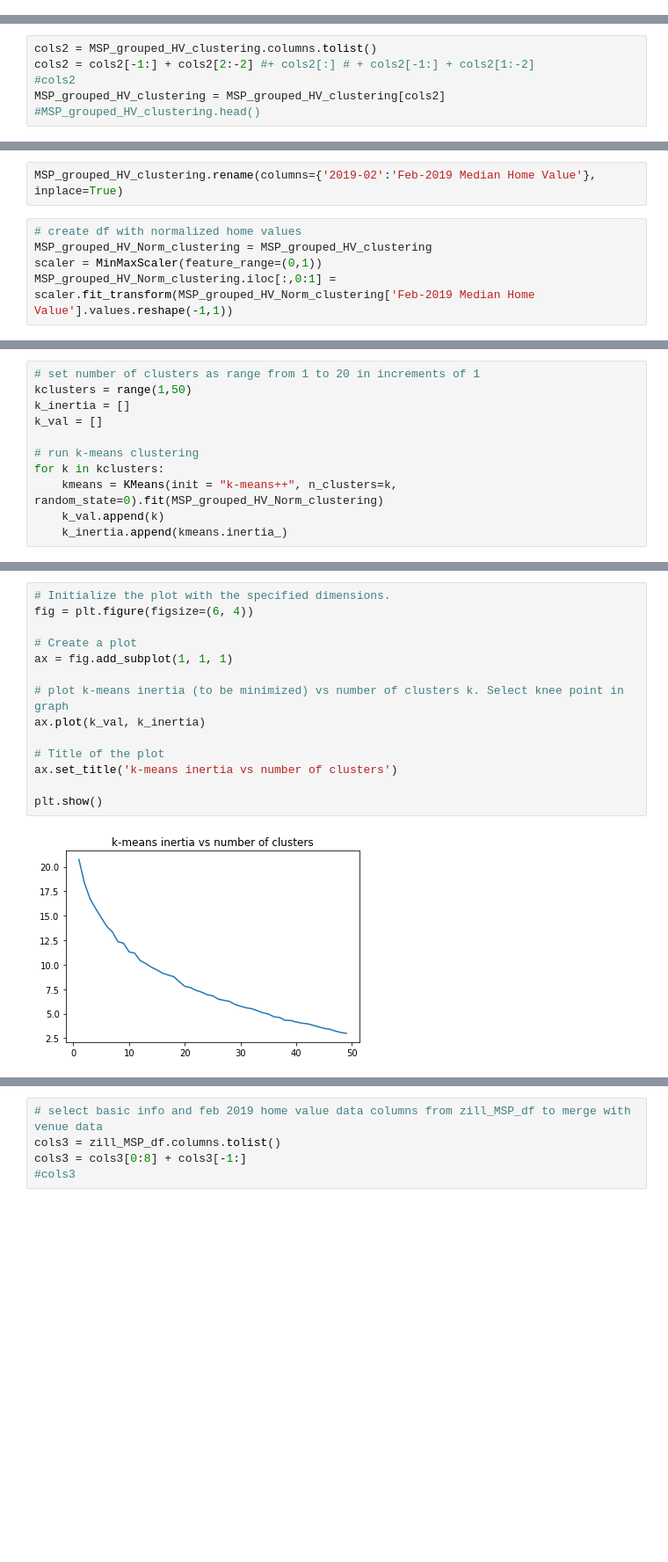
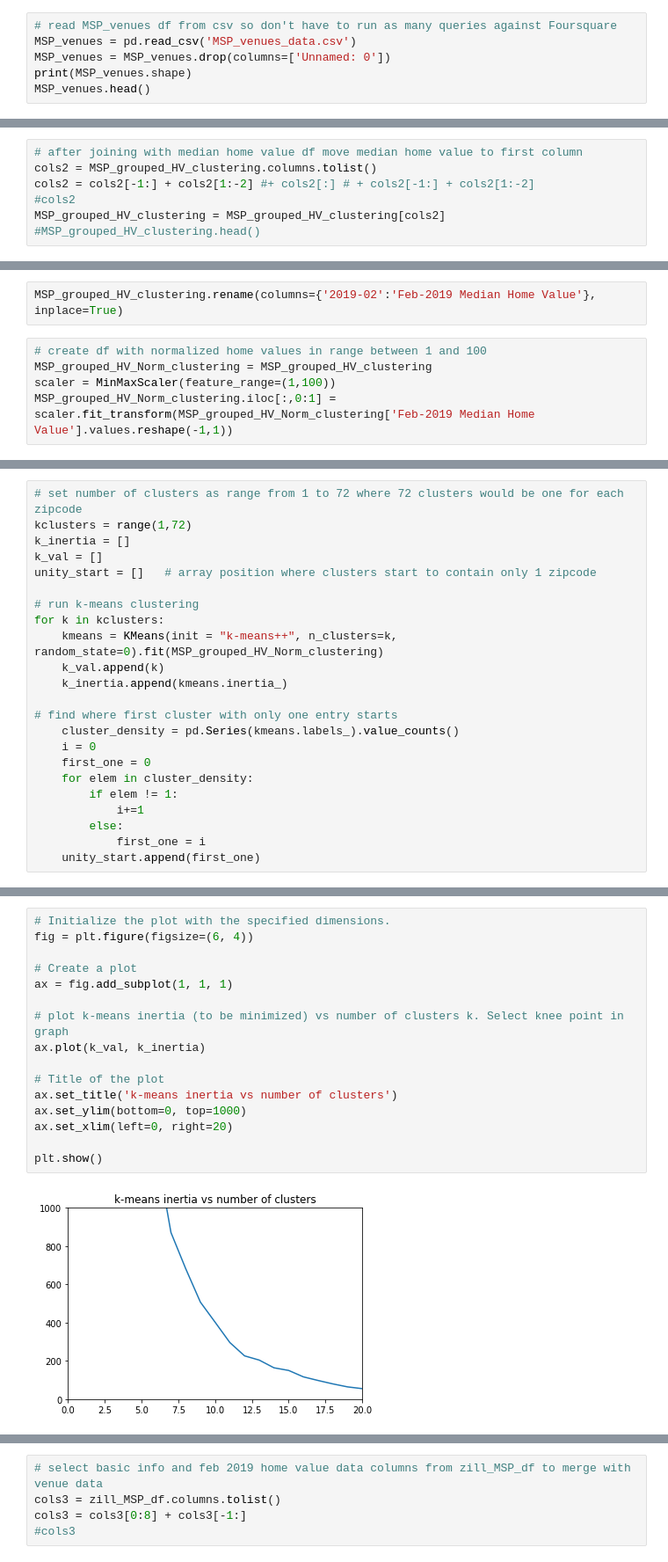
Before and after one commit to chiefs18/Coursera_Capstone, a Jupyter notebook: MH_Data_Sci_Capstone_JupyterNB.ipynb, the cells around one changed output, grey strips where cells are left out. Shown at 88% size. Drawn from its saved outputs; the diff is of its cells as text; blank space fills up the shorter version.

```diff
--- a/MH_Data_Sci_Capstone_JupyterNB.ipynb
+++ b/MH_Data_Sci_Capstone_JupyterNB.ipynb
@@ -375,0 +264,6 @@ MSP_venues[MSP_venues['ZipCode'].isin([55092, 56342])]
+# %%
+# read MSP_venues df from csv so don't have to run as many queries against Foursquare
+MSP_venues = pd.read_csv('MSP_venues_data.csv')
+MSP_venues = MSP_venues.drop(columns=['Unnamed: 0'])
+print(MSP_venues.shape)
+MSP_venues.head()
@@ -516,8 +393,9 @@ MSP_grouped_HV_clustering = MSP_grouped
 MSP_grouped_HV_clustering = MSP_grouped_HV_clustering.join(MSP_med_HV.set_index('ZipCode'), on='ZipCode')
 #MSP_grouped_HV_clustering.head()
 # %%
+# after joining with median home value df move median home value to first column
 cols2 = MSP_grouped_HV_clustering.columns.tolist()
-cols2 = cols2[-1:] + cols2[2:-2] #+ cols2[:] # + cols2[-1:] + cols2[1:-2]
+cols2 = cols2[-1:] + cols2[1:-2] #+ cols2[:] # + cols2[-1:] + cols2[1:-2]
 #cols2
 MSP_grouped_HV_clustering = MSP_grouped_HV_clustering[cols2]
 #MSP_grouped_HV_clustering.head()
@@ -538,9 +408,9 @@ Rename home value column and normalize it
 # %%
 MSP_grouped_HV_clustering.rename(columns={'2019-02':'Feb-2019 Median Home Value'}, inplace=True)
 # %%
-# create df with normalized home values
+# create df with normalized home values in range between 1 and 100
 MSP_grouped_HV_Norm_clustering = MSP_grouped_HV_clustering
-scaler = MinMaxScaler(feature_range=(0,1))
+scaler = MinMaxScaler(feature_range=(1,100))
 MSP_grouped_HV_Norm_clustering.iloc[:,0:1] = scaler.fit_transform(MSP_grouped_HV_Norm_clustering['Feb-2019 Median Home Value'].values.reshape(-1,1))
 # %%
 MSP_grouped_HV_Norm_clustering.shape
@@ -561,11 +435,23 @@ kmeans = KMeans(init = "k-means++", n_clusters=kclusters, random_state=0).fit(MS
 # %%
-# set number of clusters as range from 1 to 20 in increments of 1
-kclusters = range(1,50)
+# set number of clusters as range from 1 to 72 where 72 clusters would be one for each zipcode
+kclusters = range(1,72)
 k_inertia = []
 k_val = []
+unity_start = []   # array position where clusters start to contain only 1 zipcode
 
 # run k-means clustering
 for k in kclusters:
     kmeans = KMeans(init = "k-means++", n_clusters=k, random_state=0).fit(MSP_grouped_HV_Norm_clustering)
     k_val.append(k)
     k_inertia.append(kmeans.inertia_)
+
+# find where first cluster with only one entry starts
+    cluster_density = pd.Series(kmeans.labels_).value_counts()
+    i = 0
+    first_one = 0
+    for elem in cluster_density:
+        if elem != 1:
+            i+=1
+        else:
+            first_one = i
+    unity_start.append(first_one)
@@ -572,16 +494,18 @@ for k in kclusters:
 # %%
 # Initialize the plot with the specified dimensions.
 fig = plt.figure(figsize=(6, 4))
 
 # Create a plot
 ax = fig.add_subplot(1, 1, 1)
 
 # plot k-means inertia (to be minimized) vs number of clusters k. Select knee point in graph
 ax.plot(k_val, k_inertia)
 
 # Title of the plot
 ax.set_title('k-means inertia vs number of clusters')
+ax.set_ylim(bottom=0, top=1000)
+ax.set_xlim(left=0, right=20)
 
 plt.show()
 # %% [output]
-[figure, old version]
+[figure, new version]
```
Also changed, not shown: parts of 173 cells of this notebook, 1 other file.
